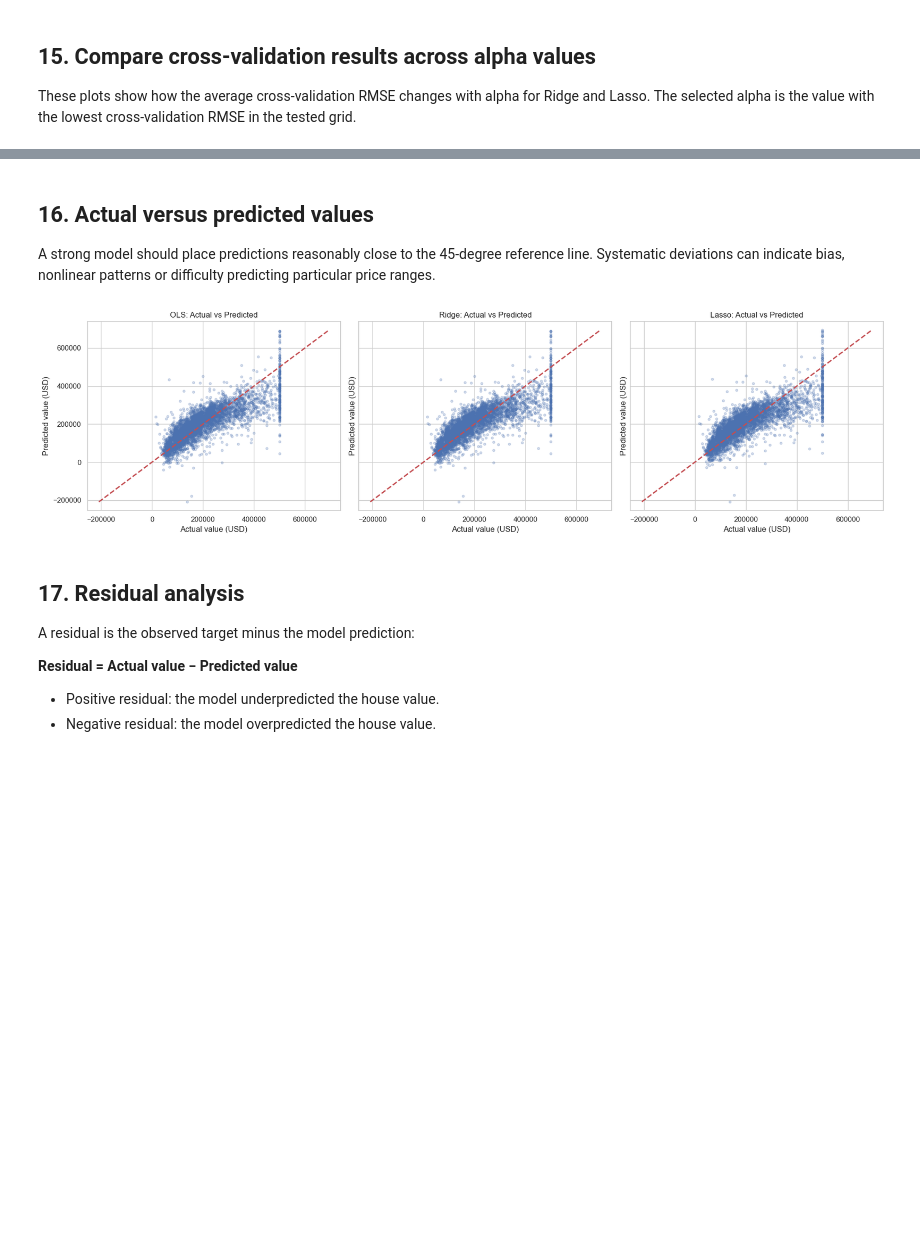
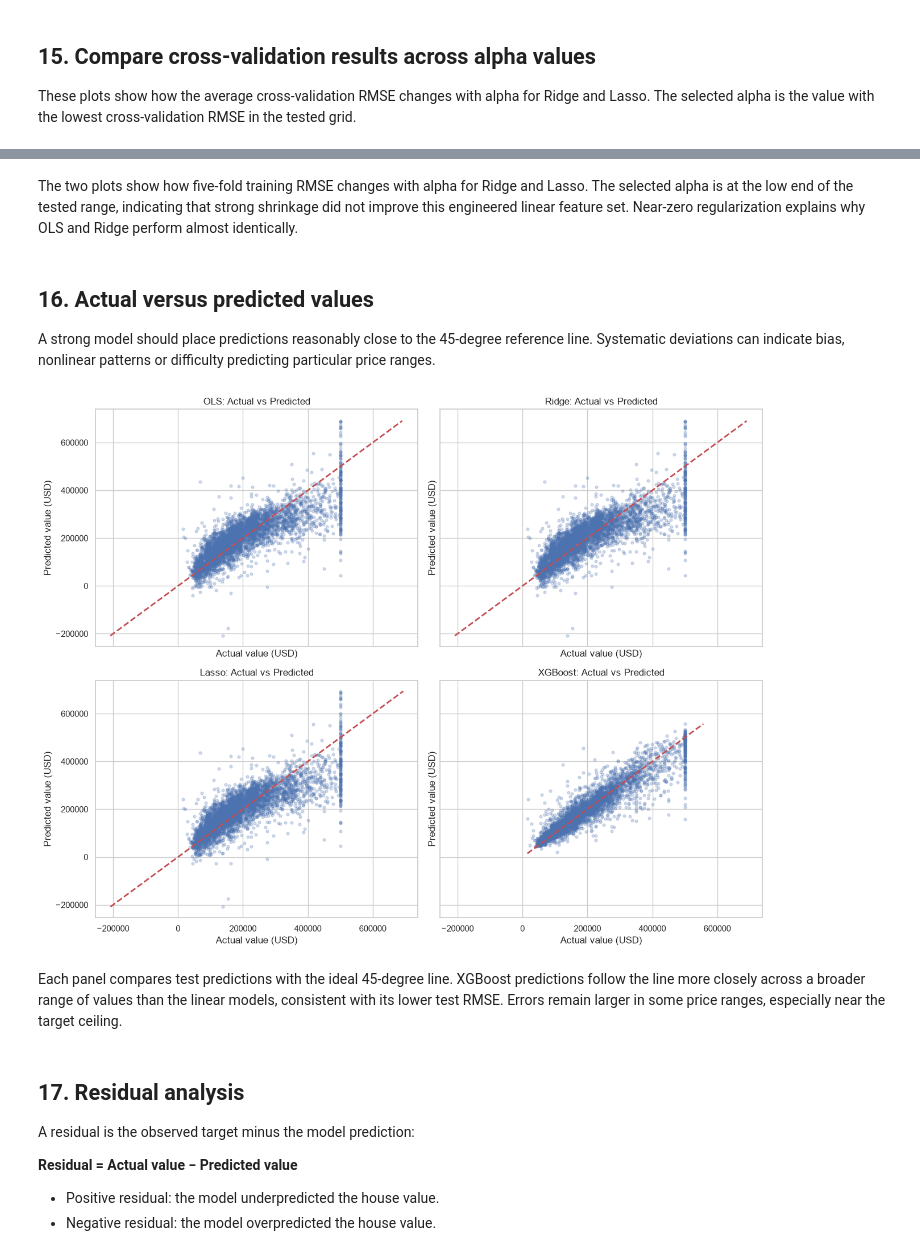
Before and after one commit to GreatEzekiel/Datheon_ML_and_DS_Internship, a Jupyter notebook: Task_2_Housing.ipynb, the cells around one changed output, grey strips where cells are left out. Saved outputs shown, nothing was run; the diff lists cells and outputs as text; code cells hidden in the pictures; blank space fills up the shorter version.

Commit message:
feat: add completed internship notebooks and models
Co-authored-by: Copilot <223556219+Copilot@users.noreply.github.com>

```diff
--- a/Task_2_Housing.ipynb
+++ b/Task_2_Housing.ipynb
@@ -889,25 +932,34 @@ Metric interpretation:
 # %%
 best_ridge = ridge_search.best_estimator_
 best_lasso = lasso_search.best_estimator_
+best_xgb = xgb_search.best_estimator_
 
 predictions = {
     "OLS": ols_predictions,
     "Ridge": best_ridge.predict(X_test),
-    "Lasso": best_lasso.predict(X_test)
+    "Lasso": best_lasso.predict(X_test),
+    "XGBoost": best_xgb.predict(X_test)
 }
 
 metrics_table = pd.DataFrame({
     model_name: regression_metrics(y_test, model_predictions)
     for model_name, model_predictions in predictions.items()
 }).T
-
-metrics_table = metrics_table.sort_values("RMSE")
+metrics_table["CV RMSE"] = pd.Series(cv_rmse_by_model)
+metrics_table = metrics_table.sort_values("CV RMSE")
 display(metrics_table.style.format({
     "RMSE": "${:,.2f}",
     "MAE": "${:,.2f}",
-    "R2": "{:.4f}"
+    "R2": "{:.4f}",
+    "CV RMSE": "${:,.2f}"
 }))
 
 best_model_name = metrics_table.index[0]
-print(f"Best model by test RMSE: {best_model_name}")
+final_model = {
+    "OLS": ols_model,
+    "Ridge": best_ridge,
+    "Lasso": best_lasso,
+    "XGBoost": best_xgb
+}[best_model_name]
+print(f"Model selected by training CV RMSE: {best_model_name}")
 # %% [output]
@@ -948,23 +1003,26 @@ plot_grid_search(lasso_search, "Lasso")
+# %% [markdown]
+The two plots show how five-fold training RMSE changes with alpha for Ridge and Lasso. The selected alpha is at the low end of the tested range, indicating that strong shrinkage did not improve this engineered linear feature set. Near-zero regularization explains why OLS and Ridge perform almost identically.
 # %% [markdown]
 ## 16. Actual versus predicted values
 
 A strong model should place predictions reasonably close to the 45-degree reference line. Systematic deviations can indicate bias, nonlinear patterns or difficulty predicting particular price ranges.
 # %%
-fig, axes = plt.subplots(1, 3, figsize=(18, 5), sharex=True, sharey=True)
-
-for ax, (model_name, model_predictions) in zip(axes, predictions.items()):
+fig, axes = plt.subplots(2, 2, figsize=(13, 10), sharex=True, sharey=True)
+for ax, (model_name, model_predictions) in zip(axes.flat, predictions.items()):
     ax.scatter(y_test, model_predictions, alpha=0.25, s=12)
     lower = min(y_test.min(), model_predictions.min())
     upper = max(y_test.max(), model_predictions.max())
     ax.plot([lower, upper], [lower, upper], "r--", linewidth=2)
     ax.set_title(f"{model_name}: Actual vs Predicted")
     ax.set_xlabel("Actual value (USD)")
     ax.set_ylabel("Predicted value (USD)")
 
 plt.tight_layout()
 plt.show()
 # %% [output]
-[figure, old version]
+[figure, new version]
+# %% [markdown]
+Each panel compares test predictions with the ideal 45-degree line. XGBoost predictions follow the line more closely across a broader range of values than the linear models, consistent with its lower test RMSE. Errors remain larger in some price ranges, especially near the target ceiling.
 # %% [markdown]
 ## 17. Residual analysis
 
```
Also changed, not shown: parts of 61 cells of this notebook, 19 other files.
